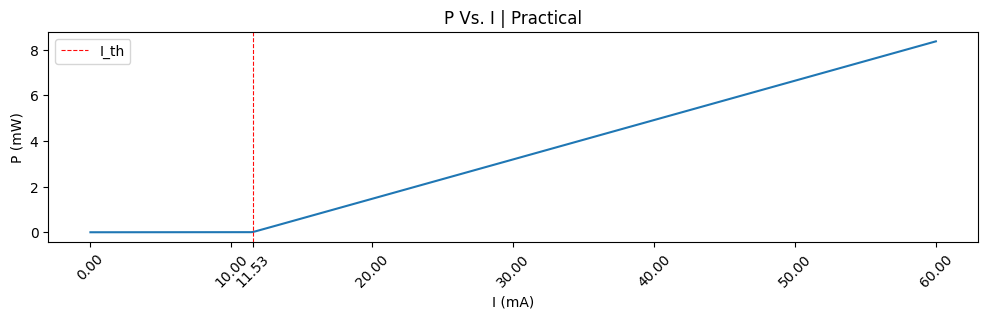
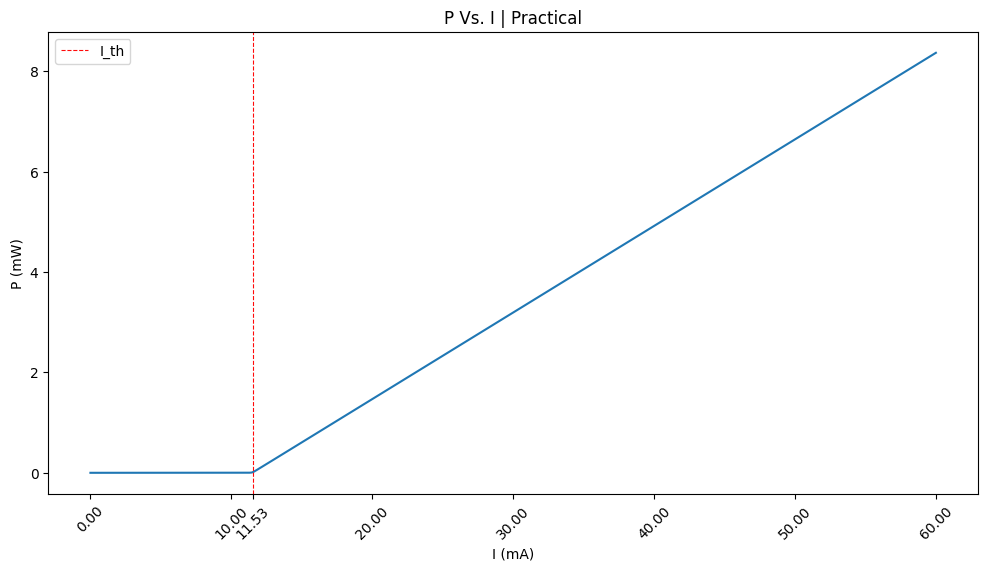
Unified diff of the notebook cell whose output changed from the first chart to the second:
--- before
+++ after
@@ -31,5 +31,4 @@
 
 plt.figure(figsize=(12, 6))
-plt.subplot(2, 1, 1)
 plt.plot(I*1e3, P*1e3)
 plt.xlabel("I (mA)")

Commit: fixing figure settings